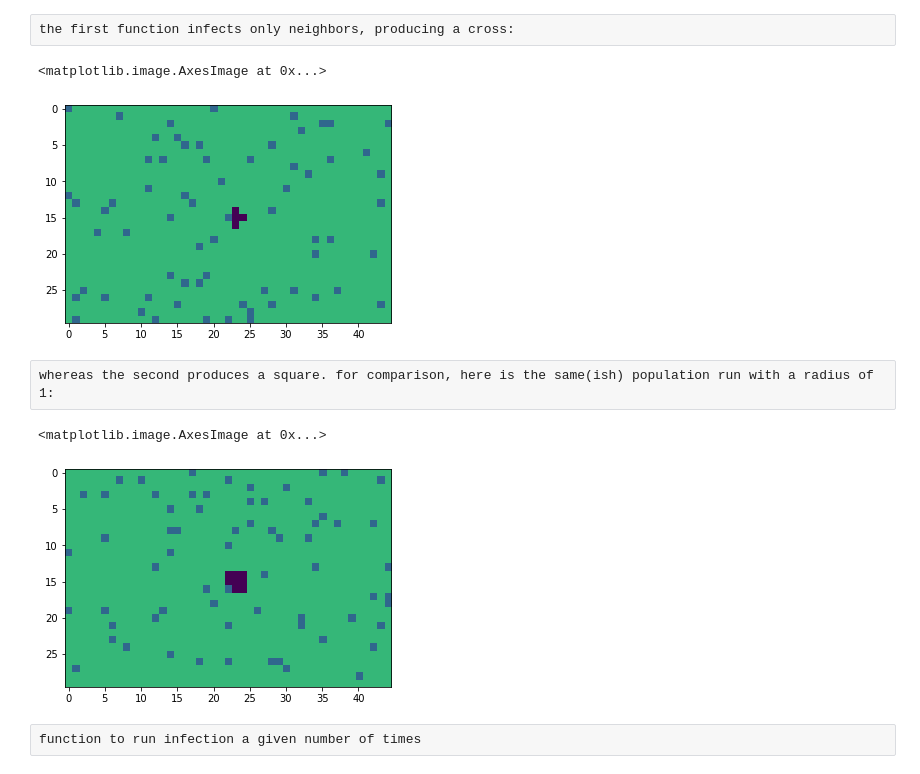
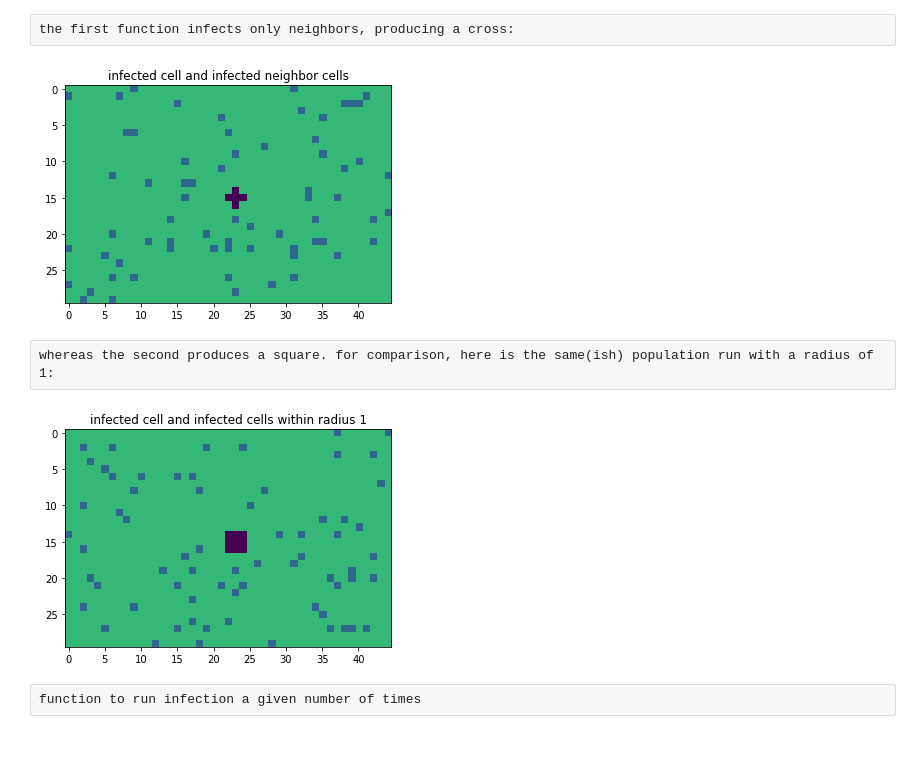
Before and after one commit to eekraus/PHYS250, a Jupyter notebook: final-project-eekraus/project.ipynb, the cells around one changed output. Cells and saved outputs as stored; diff of their text form; code cells hidden in the pictures; blank space fills up the shorter version.

```diff
--- a/final-project-eekraus/project.ipynb
+++ b/final-project-eekraus/project.ipynb
@@ -14,14 +14,14 @@ def population(N, M, value=1):
 # %% [raw]
 function to visualize a population
 # %%
-def plotpop(population, left=0, right=0, bottom=0, top=0): #add value to axes
+def plotpop(population, title=None, left=0, right=0, bottom=0, top=0): #add value to axes
     fig, ax = plt.subplots()
 
     cmap = plt.cm.viridis
     norm = plt.Normalize(-1, 2)
 
-    im = ax.imshow(population, cmap=cmap, norm=norm, aspect = 'equal')
-    return im
+    plt.imshow(population, cmap=cmap, norm=norm, aspect = 'equal')
+    plt.title(title)
 # %% [markdown]
 A normal population is going to be 1s, immunized will be 0s, infected will be -1s
 # %% [raw]
@@ -97,12 +95,12 @@ def infect(population, person):
     p_y = person[1]
     val = population[p_x][p_y]
     if val == 2:
-        return population
+        newpop = population
     else:
         new_val = ((val**2) * -1)    #if val is 0, this will return 0; if it is either 1 or -1, it will return -1
         newpop = copypopulation(population)
         newpop[p_x][p_y] = new_val
-        return newpop
+    return newpop
 # %%
 def sumpop(pop):
 
@@ -264,12 +262,11 @@ the first function infects only neighbors, producing a cross:
 # %%
 p = population(30,45)
 percimmune(.05, p)
 newp = infect(p, (15, 23))
 infectneighbors(newp)
-plotpop(newp)
+plotpop(newp, "infected cell and infected neighbor cells")
 # %% [output]
-<matplotlib.image.AxesImage at 0x...>
-[figure, old version]
+[figure, new version]
 # %% [raw]
 whereas the second produces a square. for comparison, here is the same(ish) population run with a radius of 1:
 # %%
@@ -277,10 +274,9 @@ p = population(30,45)
 percimmune(.05, p)
 newp = infect(p, (15, 23))
 infectradius(newp, 1)
-plotpop(newp)
+plotpop(newp, 'infected cell and infected cells within radius 1')
 # %% [output]
-<matplotlib.image.AxesImage at 0x...>
-[figure, old version]
+[figure, new version]
 # %% [raw]
 function to run infection a given number of times
 # %%
```
Also changed, not shown: parts of 20 cells of this notebook.
